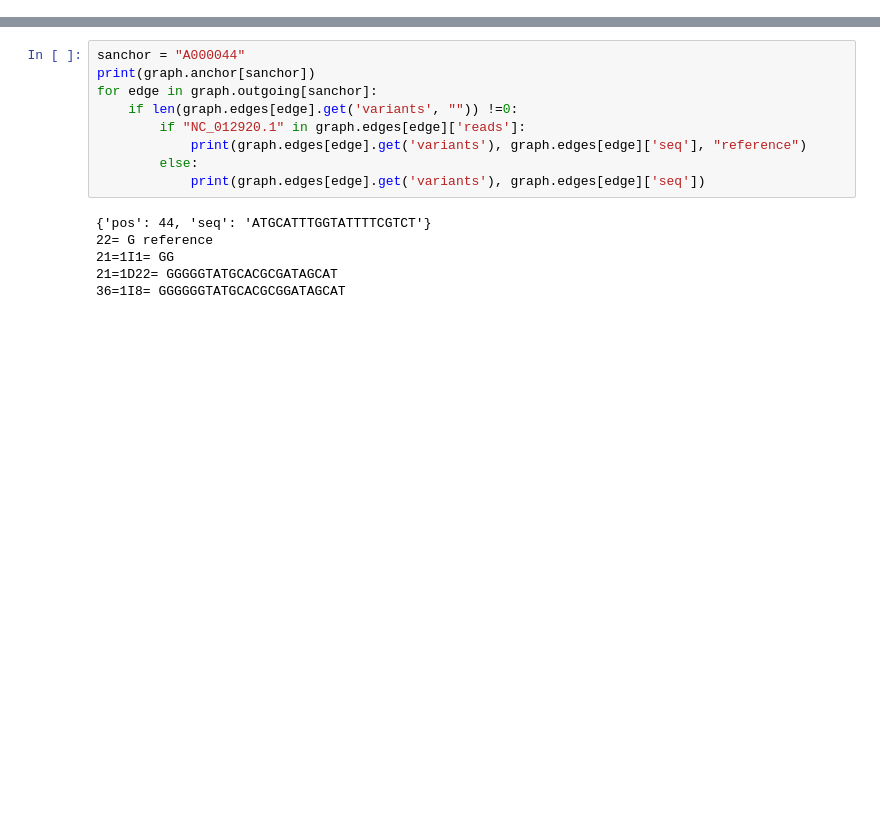
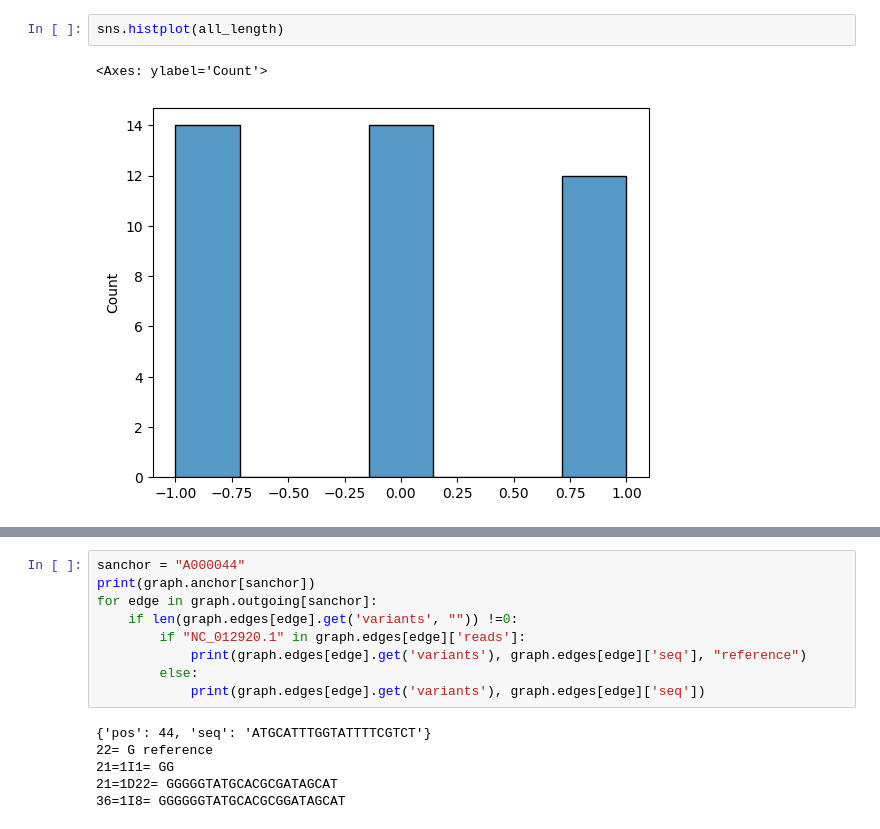
Before and after one commit to broadinstitute/mitograph, a Jupyter notebook: check_vcf.ipynb, the cells around one changed output, grey strips where cells are left out. Drawn from its saved outputs; the diff is of its cells as text; blank space fills up the shorter version.

```diff
--- a/check_vcf.ipynb
+++ b/check_vcf.ipynb
@@ -46,0 +45,5 @@ anchorlist
+# %%
+sns.histplot(all_length)
+# %% [output]
+<Axes: ylabel='Count'>
+[figure, added]
```
Also changed, not shown: parts of 17 cells of this notebook, 5 other files.
